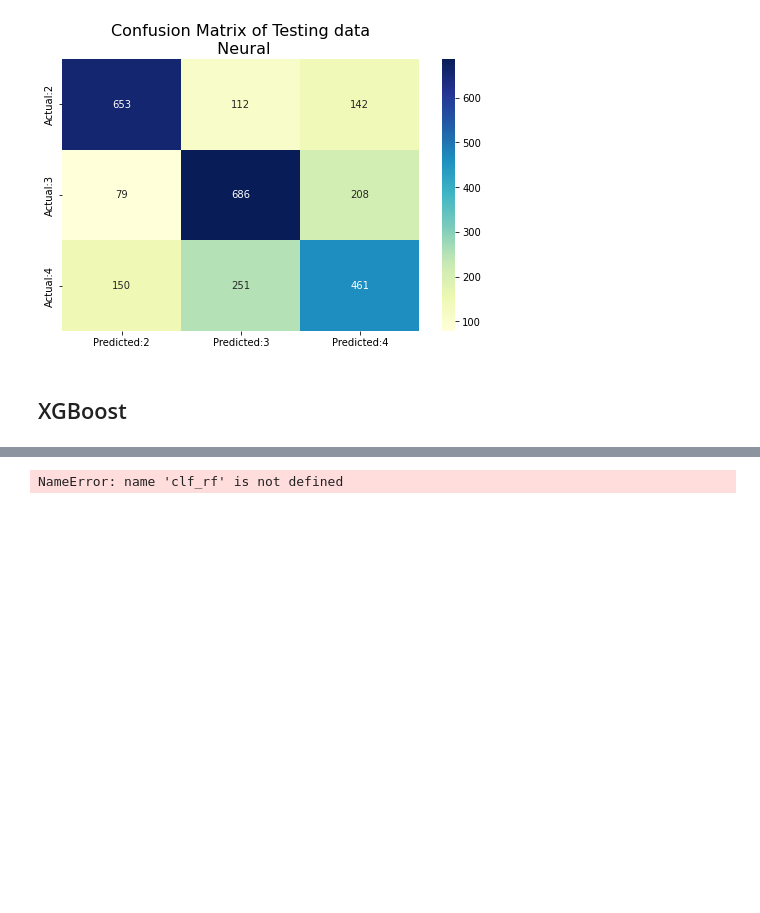
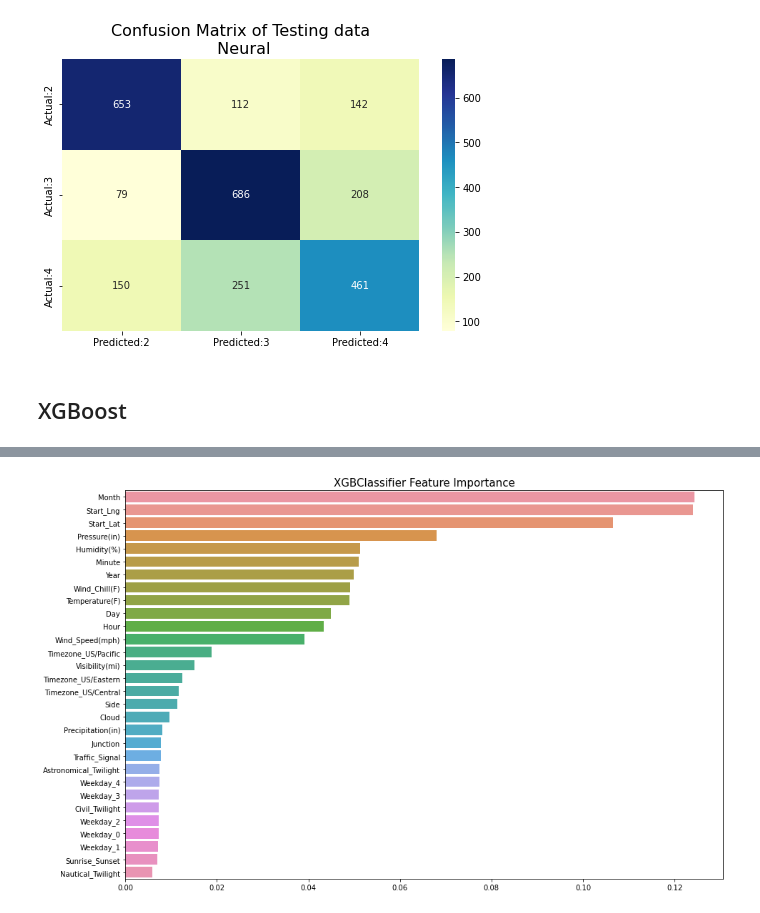
Before and after one commit to Utsav-Patel/USA-Accidents-Severity-Predictions, a Jupyter notebook: Data Exploration.ipynb, the cells around one changed output, grey strips where cells are left out. Cells and saved outputs as stored; diff of their text form; code cells hidden in the pictures; blank space fills up the shorter version.

```diff
--- a/Data Exploration.ipynb
+++ b/Data Exploration.ipynb
@@ -1092,19 +1062,19 @@ weighted avg       0.74      0.74      0.74      2742
 # %%
 importances = pd.DataFrame(np.zeros((X_train.shape[1], 1)), columns=['importance'], index=balanced_data.drop('Severity',axis=1).columns)
 
-importances.iloc[:,0] = clf_rf.best_estimator_.feature_importances_
+importances.iloc[:,0] = xgb_classifier.feature_importances_
 
 importances.sort_values(by='importance', inplace=True, ascending=False)
 importances30 = importances.head(30)
 
 plt.figure(figsize=(15, 10))
 sns.barplot(x='importance', y=importances30.index, data=importances30)
 
 plt.xlabel('')
 plt.tick_params(axis='x', labelsize=10)
 plt.tick_params(axis='y', labelsize=10)
-plt.title('Random Forest Classifier Feature Importance', size=15)
+plt.title('XGBClassifier Feature Importance', size=15)
 
 plt.show()
 # %% [output]
-NameError: name 'clf_rf' is not defined
+[figure, added]
```
Also changed, not shown: parts of 58 cells of this notebook.
